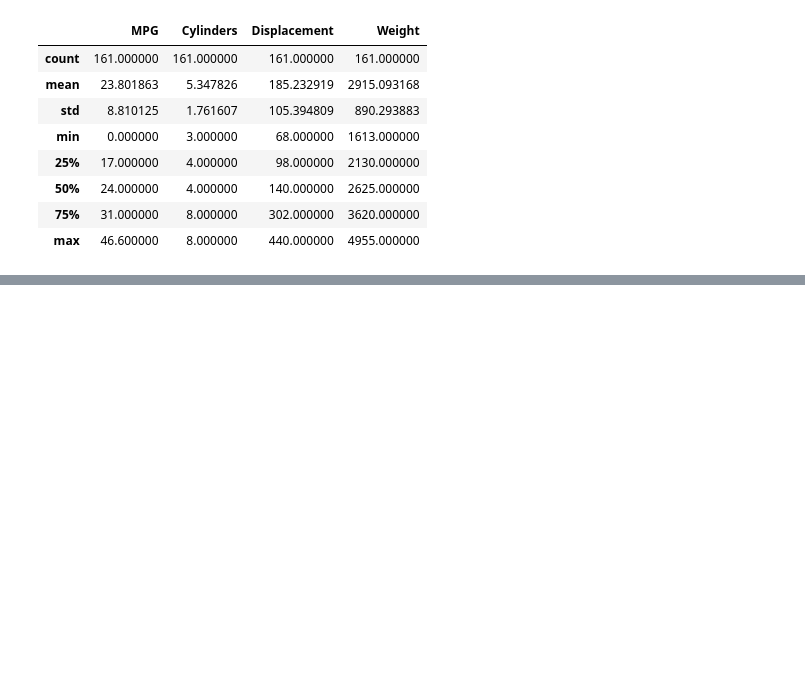
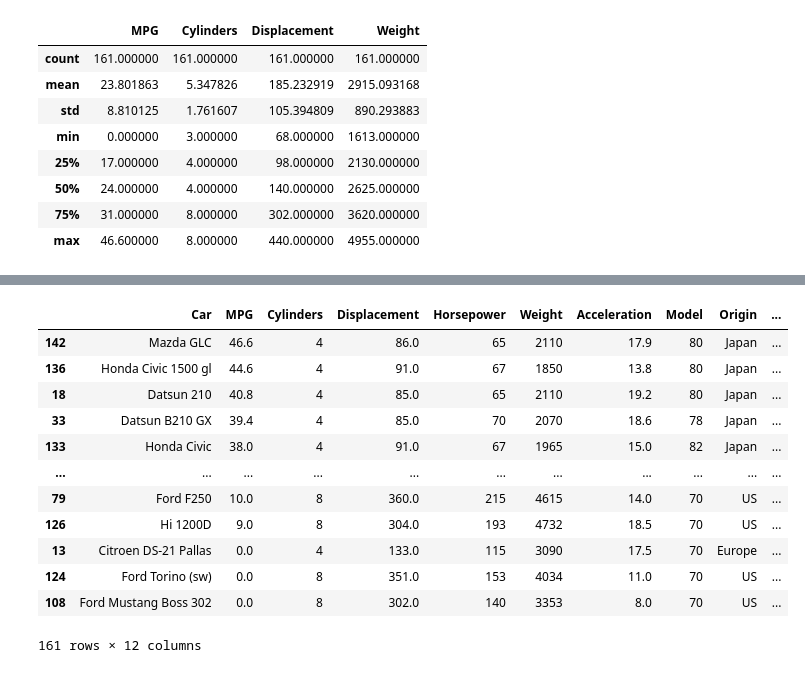
Before and after one commit to courjimen/Pandas-Exercise, a Jupyter notebook: notes.ipynb, the cells around one changed output, grey strips where cells are left out. Saved outputs shown, nothing was run; the diff lists cells and outputs as text; code cells hidden in the pictures; blank space fills up the shorter version.

```diff
--- a/notes.ipynb
+++ b/notes.ipynb
@@ -542,0 +629,16 @@ subset.describe()
+# %%
+cars_df.sort_values(by='MPG', ascending=False)
+# %% [output]
+|  | Car | MPG | Cylinders | Displacement | Horsepower | Weight | Acceleration | Model | Origin | ... |
+| 142 | Mazda GLC | 46.6 | 4 | 86.0 | 65 | 2110 | 17.9 | 80 | Japan | ... |
+| 136 | Honda Civic 1500 gl | 44.6 | 4 | 91.0 | 67 | 1850 | 13.8 | 80 | Japan | ... |
+| 18 | Datsun 210 | 40.8 | 4 | 85.0 | 65 | 2110 | 19.2 | 80 | Japan | ... |
+| 33 | Datsun B210 GX | 39.4 | 4 | 85.0 | 70 | 2070 | 18.6 | 78 | Japan | ... |
+| 133 | Honda Civic | 38.0 | 4 | 91.0 | 67 | 1965 | 15.0 | 82 | Japan | ... |
+| ... | ... | ... | ... | ... | ... | ... | ... | ... | ... | ... |
+| 79 | Ford F250 | 10.0 | 8 | 360.0 | 215 | 4615 | 14.0 | 70 | US | ... |
+| 126 | Hi 1200D | 9.0 | 8 | 304.0 | 193 | 4732 | 18.5 | 70 | US | ... |
+| 13 | Citroen DS-21 Pallas | 0.0 | 4 | 133.0 | 115 | 3090 | 17.5 | 70 | Europe | ... |
+| 124 | Ford Torino (sw) | 0.0 | 8 | 351.0 | 153 | 4034 | 11.0 | 70 | US | ... |
+| 108 | Ford Mustang Boss 302 | 0.0 | 8 | 302.0 | 140 | 3353 | 8.0 | 70 | US | ... |
+161 rows × 12 columns
```
Also changed, not shown: parts of 13 cells of this notebook.
